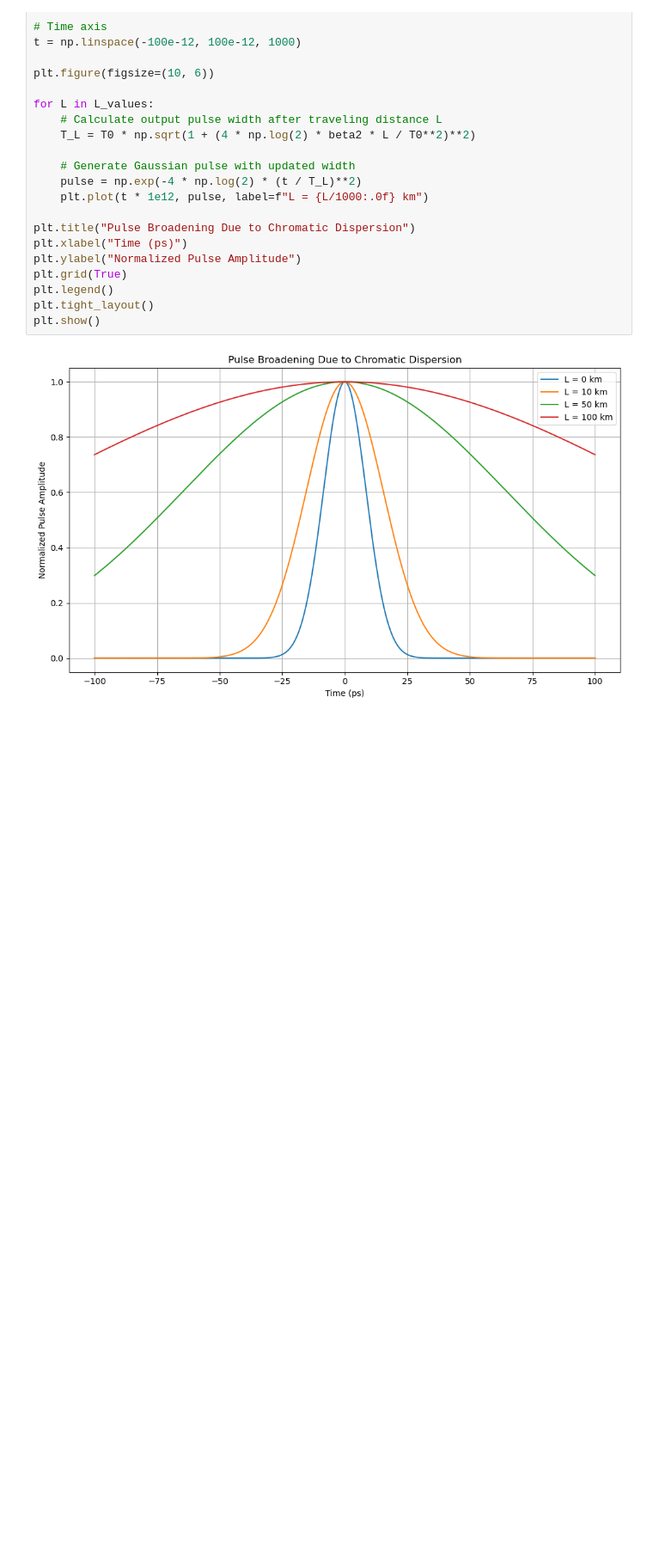
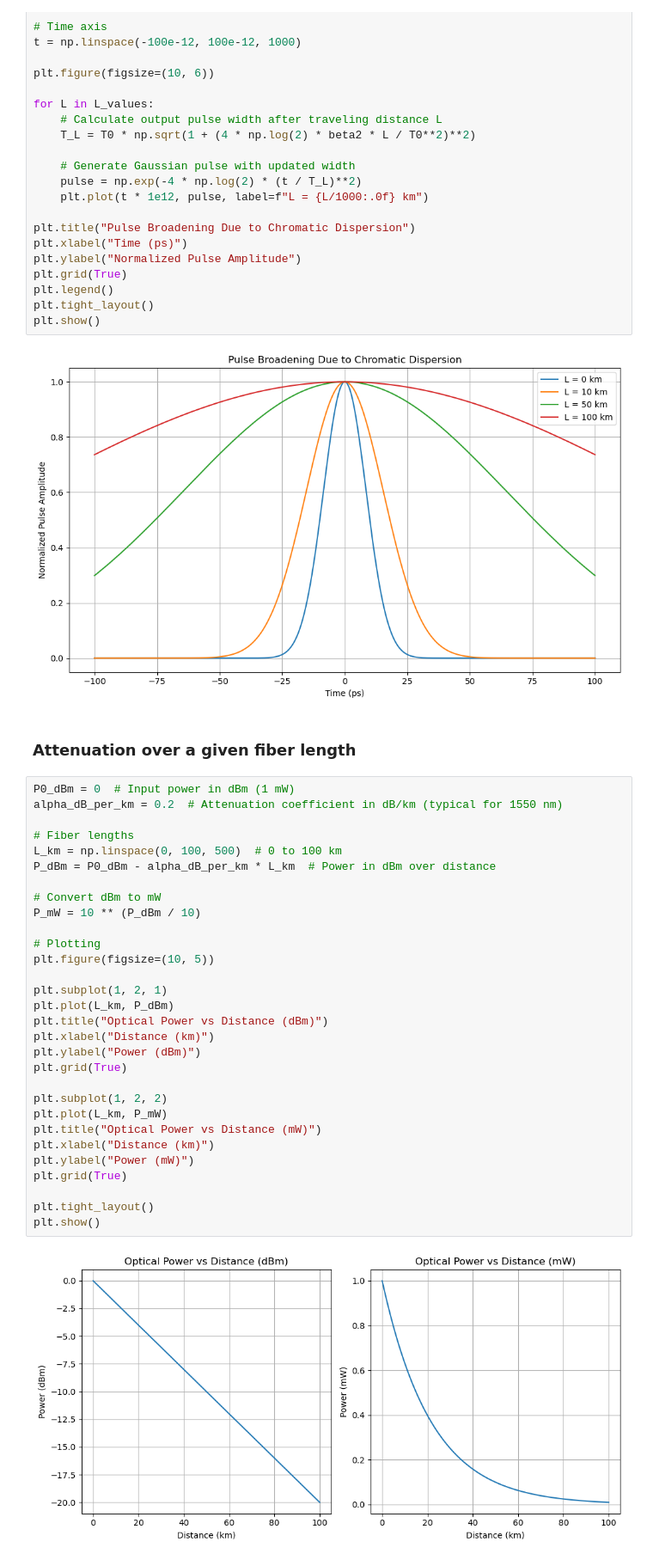
Before and after one commit to hamed-h98/Optical_Wireless_Communications, a Jupyter notebook: optical_simulations/fiber.ipynb, the cells around one changed output. Shown at 86% size. Drawn from its saved outputs; the diff is of its cells as text; blank space fills up the shorter version.

```diff
--- a/optical_simulations/fiber.ipynb
+++ b/optical_simulations/fiber.ipynb
@@ -331,4 +331,38 @@ plt.tight_layout()
 plt.show()
 # %% [output]
 [figure]
+# %% [markdown]
+### Attenuation over a given fiber length
+# %%
+P0_dBm = 0  # Input power in dBm (1 mW)
+alpha_dB_per_km = 0.2  # Attenuation coefficient in dB/km (typical for 1550 nm)
+
+# Fiber lengths
+L_km = np.linspace(0, 100, 500)  # 0 to 100 km
+P_dBm = P0_dBm - alpha_dB_per_km * L_km  # Power in dBm over distance
+
+# Convert dBm to mW
+P_mW = 10 ** (P_dBm / 10)
+
+# Plotting
+plt.figure(figsize=(10, 5))
+
+plt.subplot(1, 2, 1)
+plt.plot(L_km, P_dBm)
+plt.title("Optical Power vs Distance (dBm)")
+plt.xlabel("Distance (km)")
+plt.ylabel("Power (dBm)")
+plt.grid(True)
+
+plt.subplot(1, 2, 2)
+plt.plot(L_km, P_mW)
+plt.title("Optical Power vs Distance (mW)")
+plt.xlabel("Distance (km)")
+plt.ylabel("Power (mW)")
+plt.grid(True)
+
+plt.tight_layout()
+plt.show()
+# %% [output]
+[figure, added]
 # %% [markdown]
```
Also changed, not shown: parts of 1 cell of this notebook.
